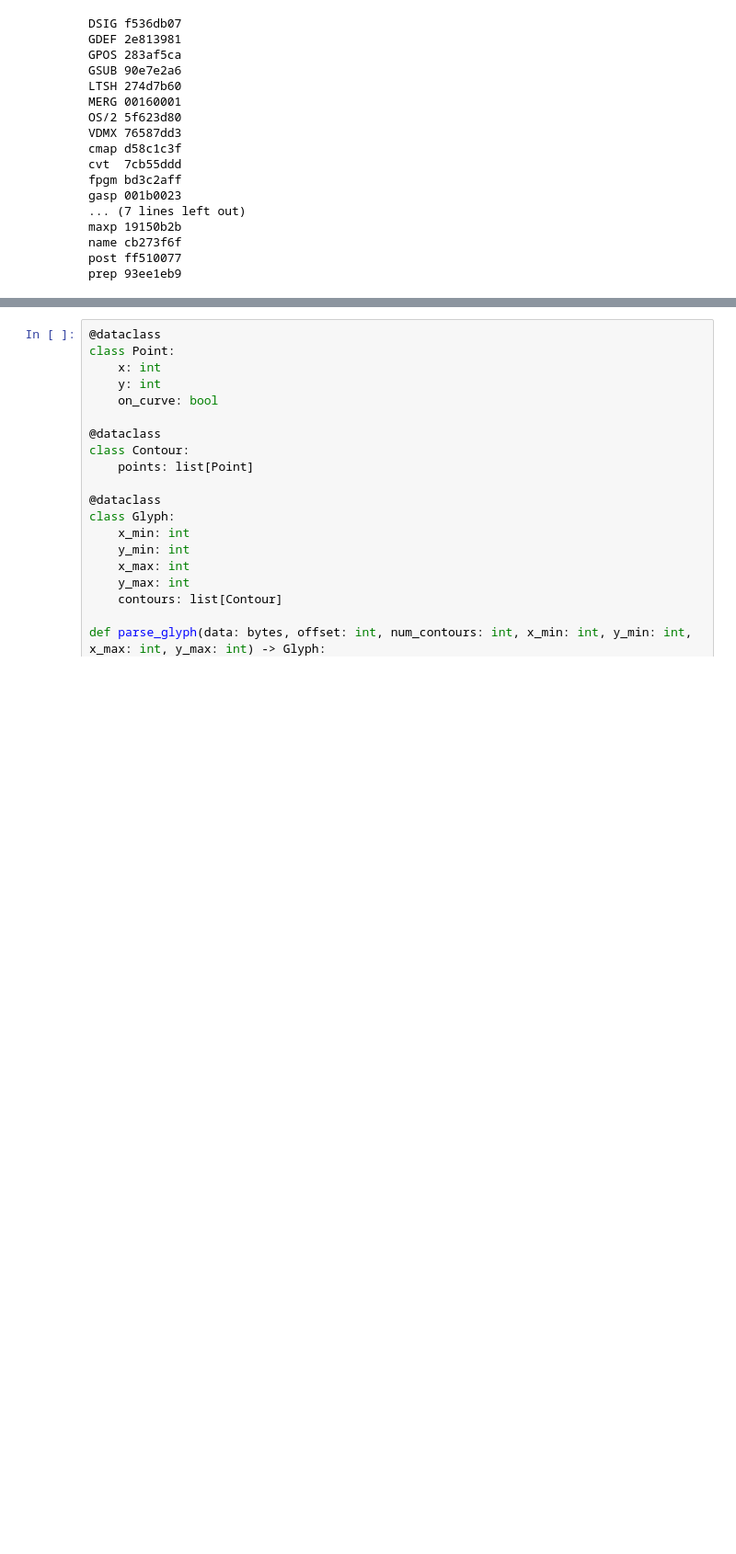
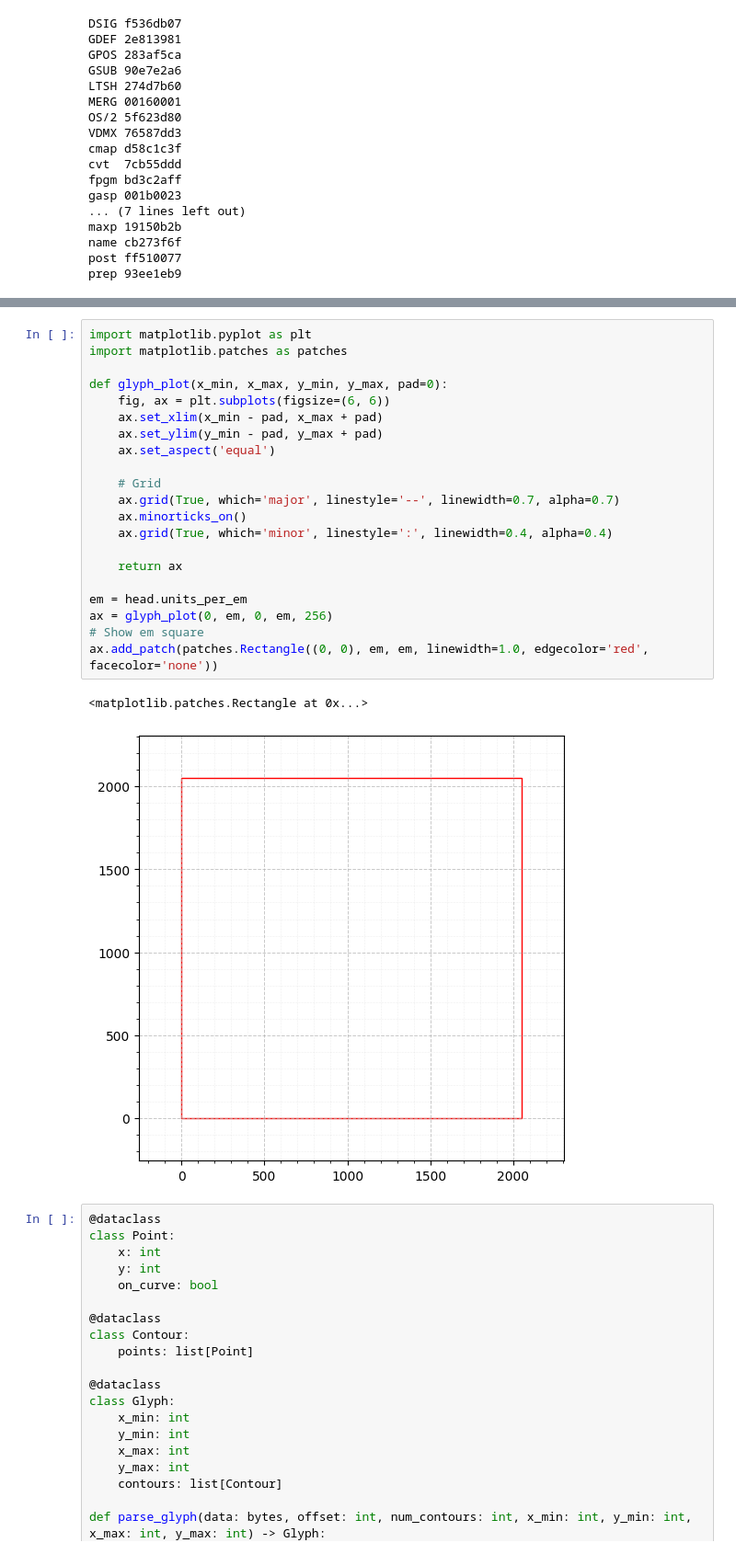
Before and after one commit to vidstige/cookie-talks, a Jupyter notebook: truetype/truetype.ipynb, the cells around one changed output, grey strips where cells are left out. Shown at 92% size. Saved outputs shown, nothing was run; the diff lists cells and outputs as text; blank space fills up the shorter version.

```diff
--- a/truetype/truetype.ipynb
+++ b/truetype/truetype.ipynb
@@ -105,3 +116,27 @@ print(len(loca.offsets))
+# %%
+import matplotlib.pyplot as plt
+import matplotlib.patches as patches
+
+def glyph_plot(x_min, x_max, y_min, y_max, pad=0):
+    fig, ax = plt.subplots(figsize=(6, 6))
+    ax.set_xlim(x_min - pad, x_max + pad)
+    ax.set_ylim(y_min - pad, y_max + pad)
+    ax.set_aspect('equal')
+
+    # Grid
+    ax.grid(True, which='major', linestyle='--', linewidth=0.7, alpha=0.7)
+    ax.minorticks_on()
+    ax.grid(True, which='minor', linestyle=':', linewidth=0.4, alpha=0.4)
+
+    return ax
+
+em = head.units_per_em
+ax = glyph_plot(0, em, 0, em, 256)
+# Show em square
+ax.add_patch(patches.Rectangle((0, 0), em, em, linewidth=1.0, edgecolor='red', facecolor='none'))
+# %% [output]
+<matplotlib.patches.Rectangle at 0x...>
+[figure, added]
 # %%
 @dataclass
 class Point:
```
Also changed, not shown: parts of 10 cells of this notebook.
